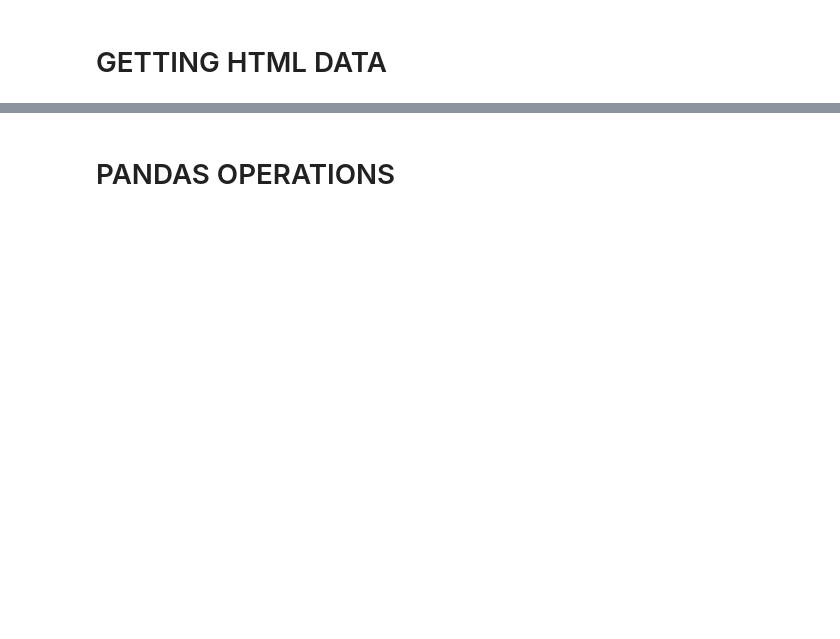
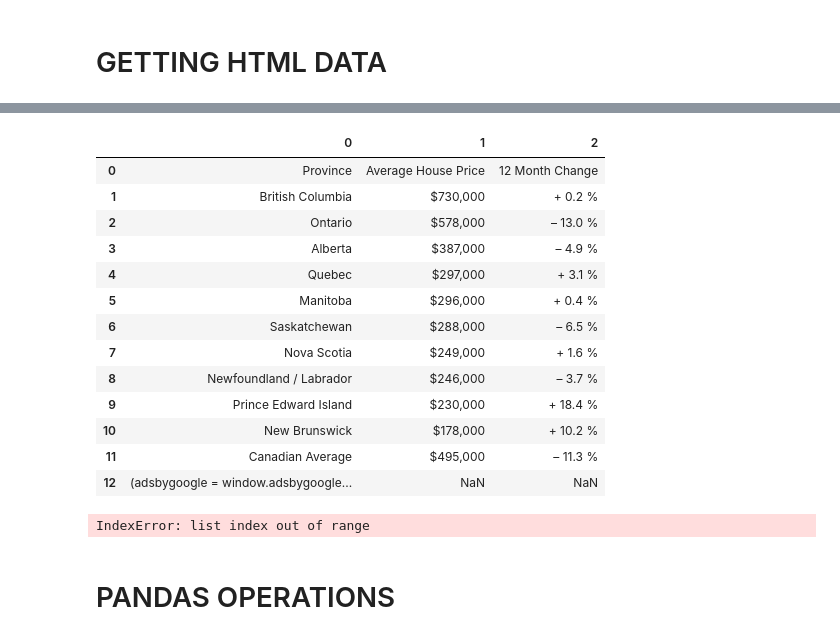
Before and after one commit to twistyang/python_sun, a Jupyter notebook: part06/1.a 강의 pandas.ipynb, the cells around one changed output, grey strips where cells are left out. Drawn from its saved outputs; the diff is of its cells as text; code cells hidden in the pictures; blank space fills up the shorter version.

```diff
--- a/part06/1.a 강의 pandas.ipynb
+++ b/part06/1.a 강의 pandas.ipynb
@@ -209,3 +729,24 @@ df = pd.read_html('https://www.livingin-canada.com/house-prices-canada.html')
+# %%
+df[1]
+# %% [output]
+|  | 0 | 1 | 2 |
+| 0 | Province | Average House Price | 12 Month Change |
+| 1 | British Columbia | $730,000 | + 0.2 % |
+| 2 | Ontario | $578,000 | – 13.0 % |
+| 3 | Alberta | $387,000 | – 4.9 % |
+| 4 | Quebec | $297,000 | + 3.1 % |
+| 5 | Manitoba | $296,000 | + 0.4 % |
+| 6 | Saskatchewan | $288,000 | – 6.5 % |
+| 7 | Nova Scotia | $249,000 | + 1.6 % |
+| 8 | Newfoundland / Labrador | $246,000 | – 3.7 % |
+| 9 | Prince Edward Island | $230,000 | + 18.4 % |
+| 10 | New Brunswick | $178,000 | + 10.2 % |
+| 11 | Canadian Average | $495,000 | – 11.3 % |
+| 12 | (adsbygoogle = window.adsbygoogle... | NaN | NaN |
+# %%
+df[2]
+# %% [output]
+IndexError: list index out of range
 # %% [markdown]
 # PANDAS OPERATIONS
 # %%
```
Also changed, not shown: parts of 103 cells of this notebook, 1 other file.
